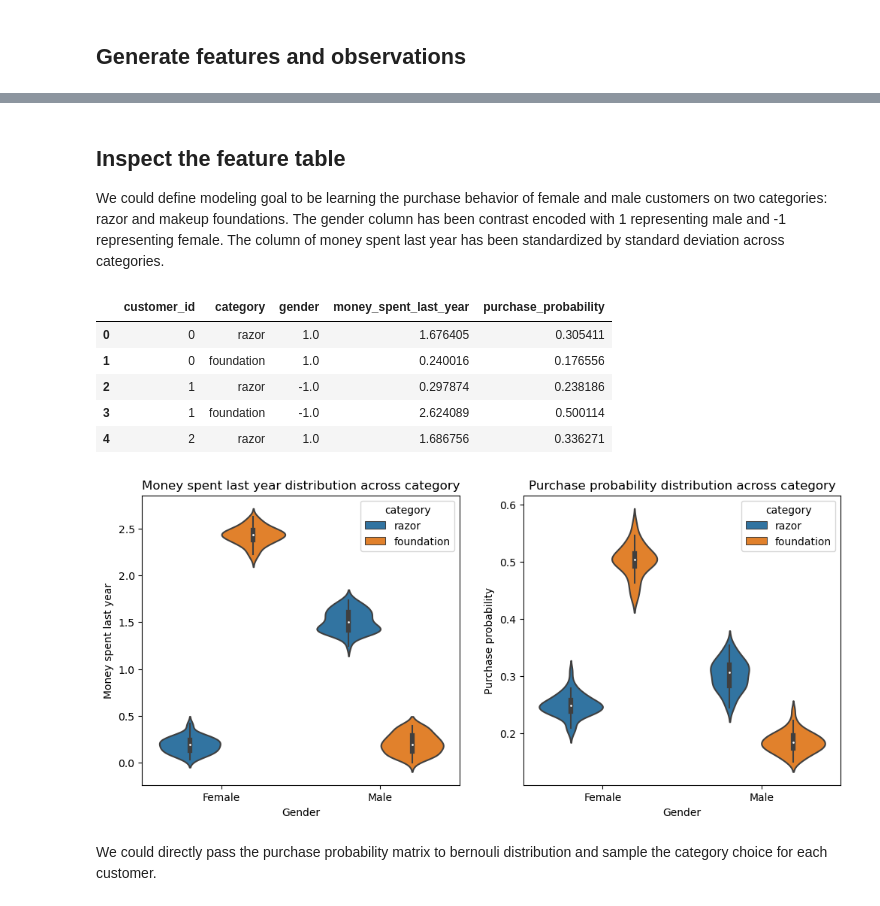
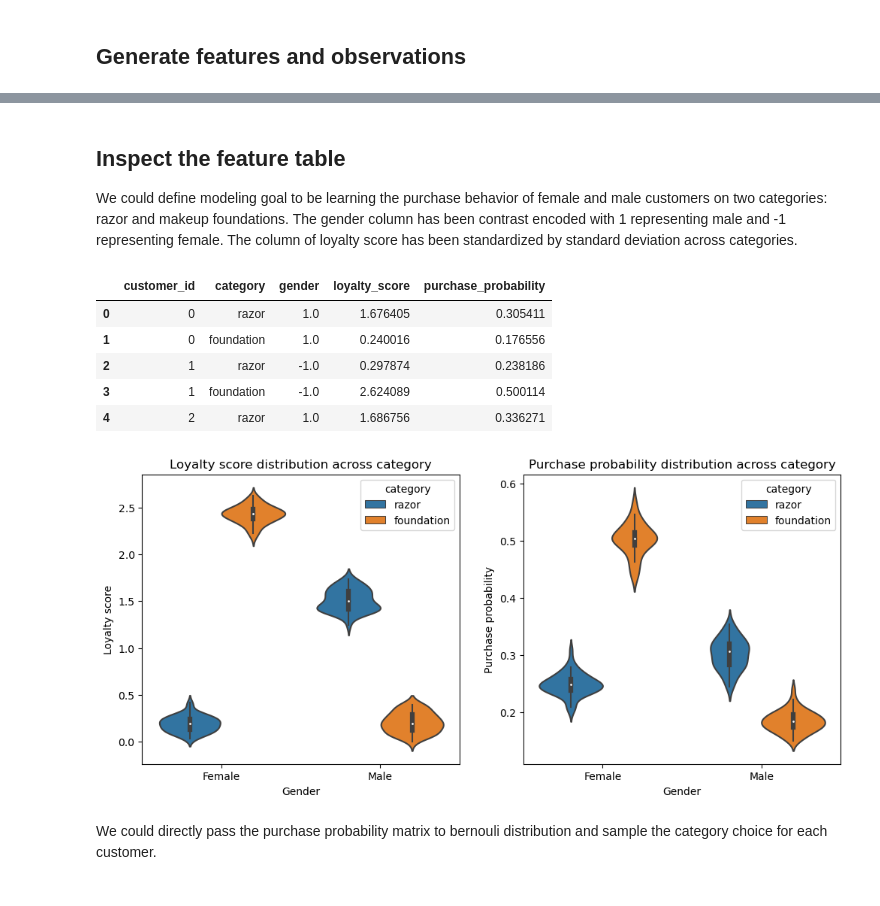
Before and after one commit to YuXia-SR/numpyro-example, a Jupyter notebook: notebooks/snack_learn.ipynb, the cells around one changed output, grey strips where cells are left out. Drawn from its saved outputs; the diff is of its cells as text; code cells hidden in the pictures.

```diff
--- a/notebooks/snack_learn.ipynb
+++ b/notebooks/snack_learn.ipynb
@@ -85,10 +83,10 @@ test_global_feature = generate_global_features(n_category, n_customer_test)
 # %%
 def convert_global_feature_to_df(global_feature, categories):
     n_customer, n_category, _ = global_feature.shape
-    examine_data = pd.DataFrame(jnp.concatenate([global_feature[:, i, :] for i in range(len(categories))]), columns=['gender', 'money_spent_last_year'])
+    examine_data = pd.DataFrame(jnp.concatenate([global_feature[:, i, :] for i in range(len(categories))]), columns=['gender', 'loyalty_score'])
     examine_data.loc[:, 'customer_id'] = np.tile(np.arange(n_customer), n_category)
     examine_data.loc[:, 'category'] = np.repeat(categories, n_customer)
-    examine_data = examine_data.loc[:, ['customer_id', 'category', 'gender', 'money_spent_last_year']].sort_values(by='customer_id', ignore_index=True)
+    examine_data = examine_data.loc[:, ['customer_id', 'category', 'gender', 'loyalty_score']].sort_values(by='customer_id', ignore_index=True)
     return examine_data
 global_feature_df = convert_global_feature_to_df(global_feature, ['razor', 'foundation'])
 # %%
@@ -127,12 +125,12 @@ purchase_prob_test_df = convert_purchase_prob_to_df(purchase_prob_test, ['razor'
 # %% [markdown]
 ## Inspect the feature table
 
-We could define modeling goal to be learning the purchase behavior of female and male customers on two categories: razor and makeup foundations. The gender column has been contrast encoded with 1 representing male and -1 representing female. The column of money spent last year has been standardized by standard deviation across categories.
+We could define modeling goal to be learning the purchase behavior of female and male customers on two categories: razor and makeup foundations. The gender column has been contrast encoded with 1 representing male and -1 representing female. The column of loyalty score has been standardized by standard deviation across categories.
 # %%
 feature_table = global_feature_df.merge(purchase_prob_df)
 feature_table.head()
 # %% [output]
-|  | customer_id | category | gender | money_spent_last_year | purchase_probability |
+|  | customer_id | category | gender | loyalty_score | purchase_probability |
 | 0 | 0 | razor | 1.0 | 1.676405 | 0.305411 |
 | 1 | 0 | foundation | 1.0 | 0.240016 | 0.176556 |
 | 2 | 1 | razor | -1.0 | 0.297874 | 0.238186 |
@@ -141,7 +139,7 @@ feature_table.head()
 # %%
 def plot_distribution_from_df(data, target_column, ax):
     sns.violinplot(data, x='gender', y=target_column, hue='category', ax=ax)
-    target_column = 'Money spent last year' if target_column == 'money_spent_last_year' else 'Purchase probability'
+    target_column = 'Loyalty score' if target_column == 'loyalty_score' else 'Purchase probability'
     ax.set_xticks([0, 1])
     ax.set_xticklabels(['Female', 'Male'])
     ax.set_xlabel('Gender')
@@ -149,10 +147,10 @@ def plot_distribution_from_df(data, target_column, ax):
     ax.set_title(f'{target_column} distribution across category')
 # %%
 f, ax = plt.subplots(1, 2, figsize=(12, 5))
-plot_distribution_from_df(feature_table, 'money_spent_last_year', ax[0])
+plot_distribution_from_df(feature_table, 'loyalty_score', ax[0])
 plot_distribution_from_df(feature_table, 'purchase_probability', ax[1])
 # %% [output]
-[figure, old version]
+[figure, new version]
 # %% [markdown]
 We could directly pass the purchase probability matrix to bernouli distribution and sample the category choice for each customer.
 # %%
```
Also changed, not shown: parts of 4 cells of this notebook, 5 other files.
